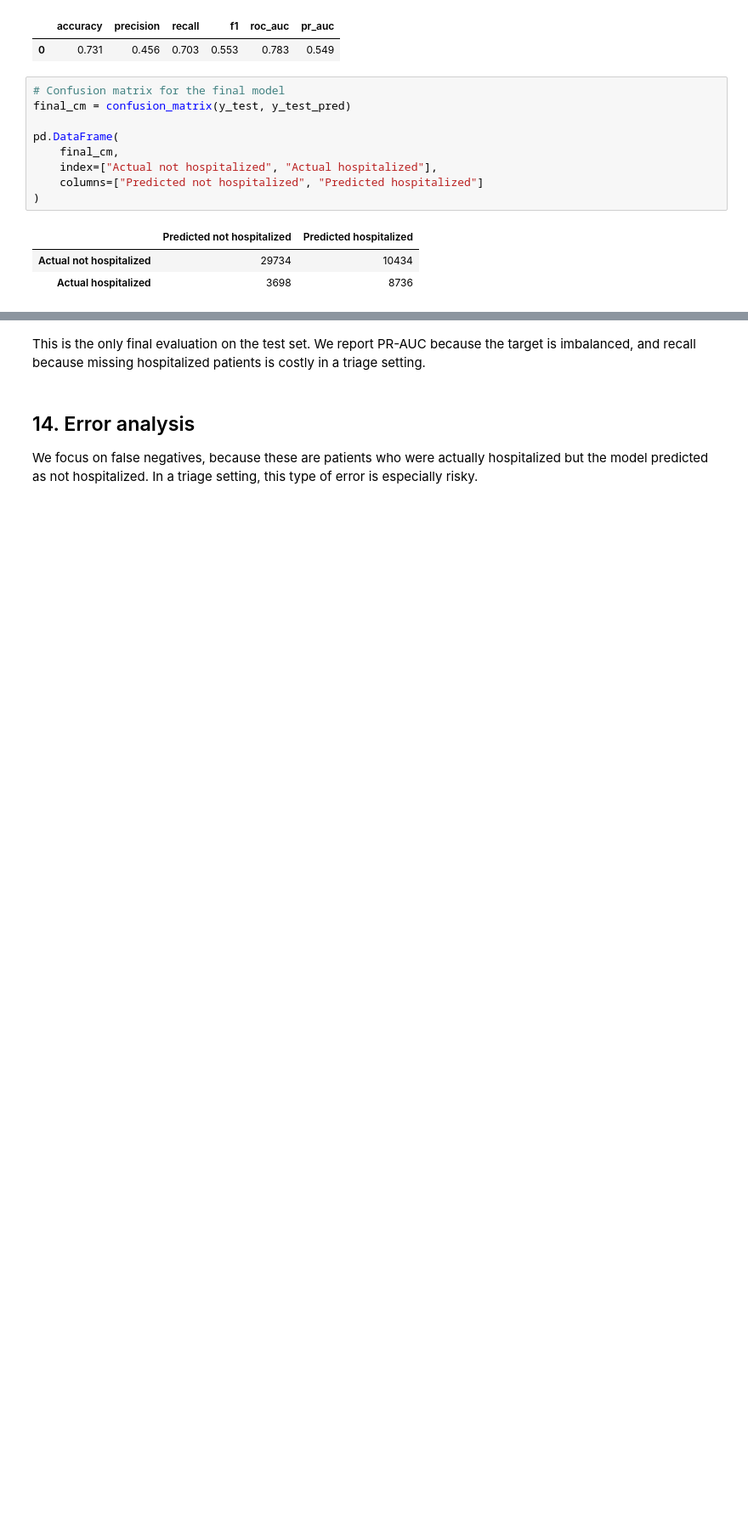
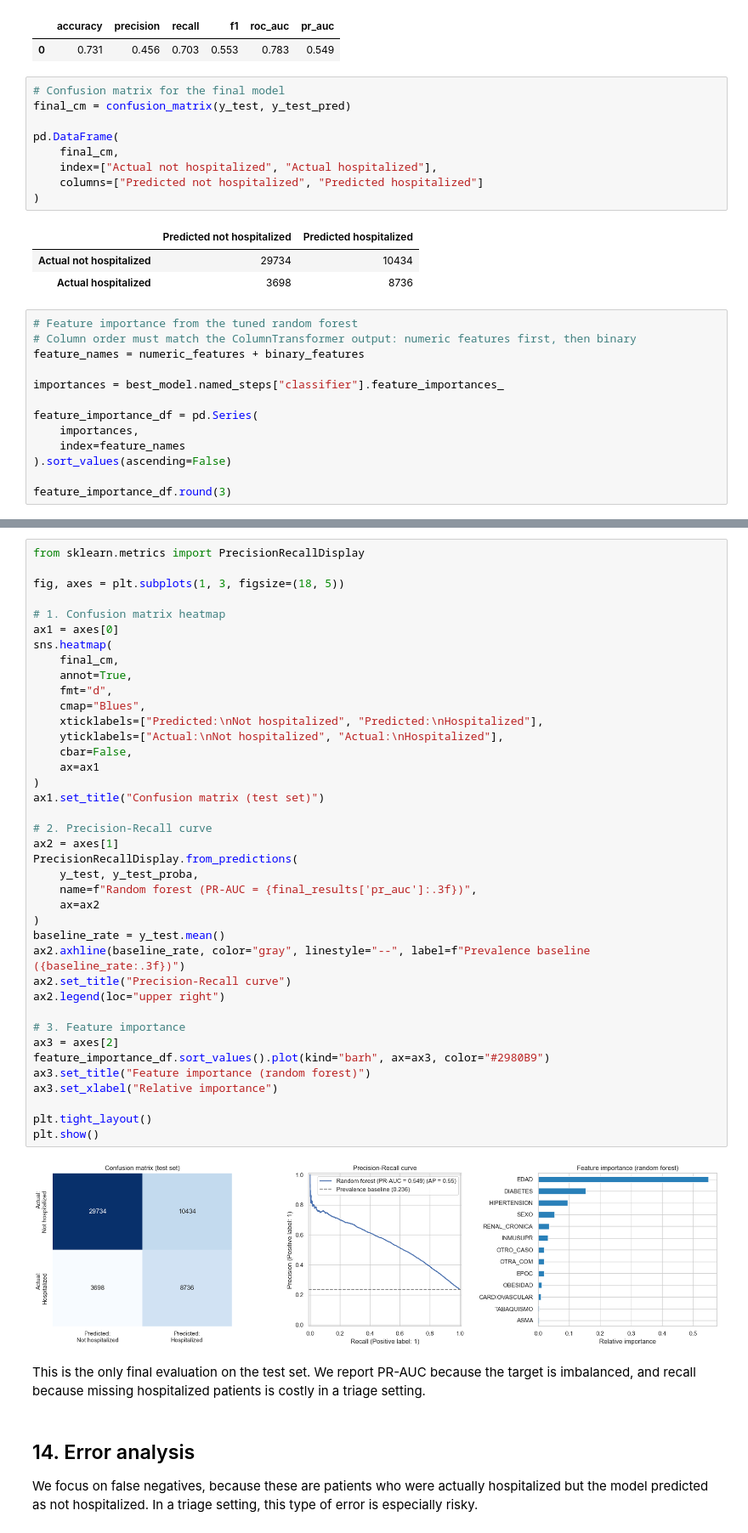
Before and after one commit to DiegoGarces95/Machine_Learning_COVID19, a Jupyter notebook: yuqi_mlproj.ipynb, the cells around one changed output, grey strips where cells are left out. Shown at 85% size. Drawn from its saved outputs; the diff is of its cells as text; blank space fills up the shorter version.

Commit message:
Eval plots, feature importance, references, ai disclaimer, fairness analysis, everything else

```diff
--- a/yuqi_mlproj.ipynb
+++ b/yuqi_mlproj.ipynb
@@ -1043,3 +1043,16 @@ pd.DataFrame(
 |  | Predicted not hospitalized | Predicted hospitalized |
 | Actual not hospitalized | 29734 | 10434 |
 | Actual hospitalized | 3698 | 8736 |
+# %%
+# Feature importance from the tuned random forest
+# Column order must match the ColumnTransformer output: numeric features first, then binary
+feature_names = numeric_features + binary_features
+
+importances = best_model.named_steps["classifier"].feature_importances_
+
+feature_importance_df = pd.Series(
+    importances,
+    index=feature_names
+).sort_values(ascending=False)
+
+feature_importance_df.round(3)
@@ -1046,3 +1076,44 @@ pd.DataFrame(
+# %%
+from sklearn.metrics import PrecisionRecallDisplay
+
+fig, axes = plt.subplots(1, 3, figsize=(18, 5))
+
+# 1. Confusion matrix heatmap
+ax1 = axes[0]
+sns.heatmap(
+    final_cm,
+    annot=True,
+    fmt="d",
+    cmap="Blues",
+    xticklabels=["Predicted:\nNot hospitalized", "Predicted:\nHospitalized"],
+    yticklabels=["Actual:\nNot hospitalized", "Actual:\nHospitalized"],
+    cbar=False,
+    ax=ax1
+)
+ax1.set_title("Confusion matrix (test set)")
+
+# 2. Precision-Recall curve
+ax2 = axes[1]
+PrecisionRecallDisplay.from_predictions(
+    y_test, y_test_proba,
+    name=f"Random forest (PR-AUC = {final_results['pr_auc']:.3f})",
+    ax=ax2
+)
+baseline_rate = y_test.mean()
+ax2.axhline(baseline_rate, color="gray", linestyle="--", label=f"Prevalence baseline ({baseline_rate:.3f})")
+ax2.set_title("Precision-Recall curve")
+ax2.legend(loc="upper right")
+
+# 3. Feature importance
+ax3 = axes[2]
+feature_importance_df.sort_values().plot(kind="barh", ax=ax3, color="#2980B9")
+ax3.set_title("Feature importance (random forest)")
+ax3.set_xlabel("Relative importance")
+
+plt.tight_layout()
+plt.show()
+# %% [output]
+[figure, added]
 # %% [markdown]
 This is the only final evaluation on the test set. We report PR-AUC because the target is imbalanced, and recall because missing hospitalized patients is costly in a triage setting.
 # %% [markdown]
```
Also changed, not shown: parts of 20 cells of this notebook.
